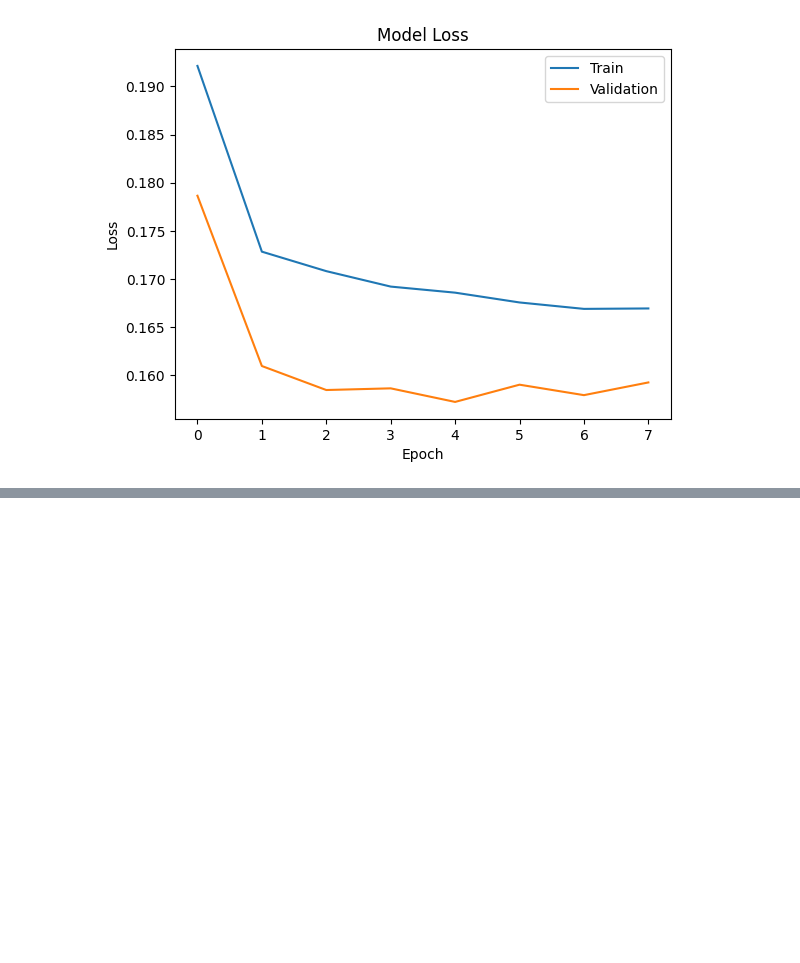
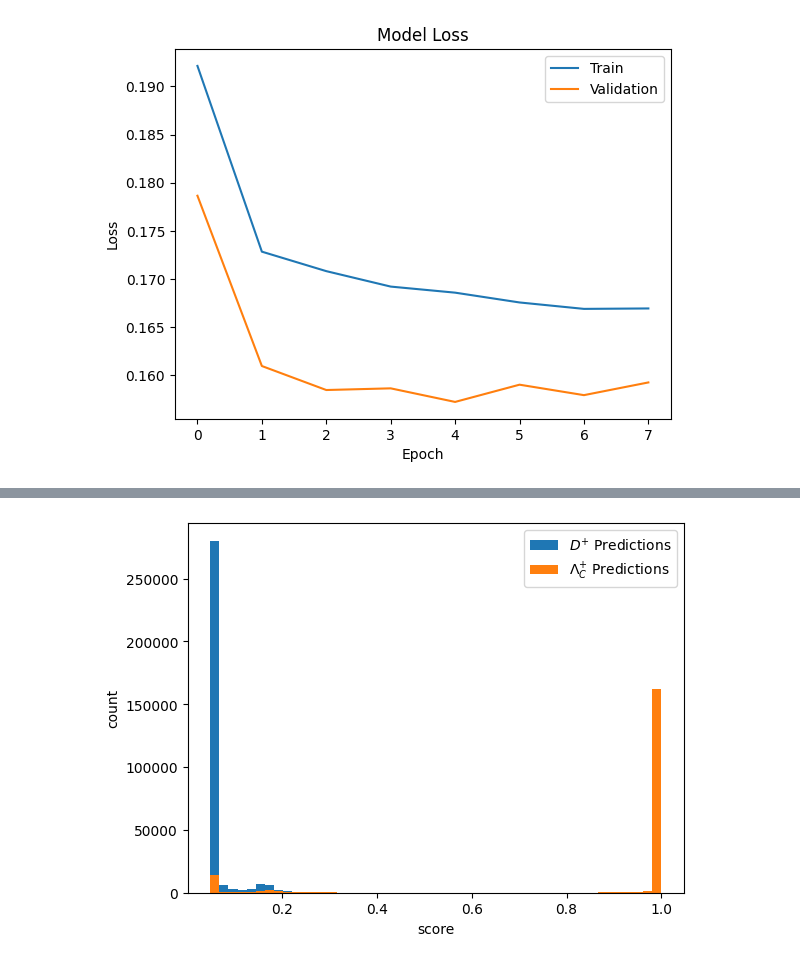
Before and after one commit to GitGup/ATLAS_DNN, a Jupyter notebook: MC_DNN.ipynb, the cells around one changed output, grey strips where cells are left out. Drawn from its saved outputs; the diff is of its cells as text; code cells hidden in the pictures; blank space fills up the shorter version.

```diff
--- a/MC_DNN.ipynb
+++ b/MC_DNN.ipynb
@@ -175,3 +178,19 @@ for pdgId in new_df["DMesons_pdgId"]:
 print(D, Lambda)
 # %% [output]
 1566841 949522
+# %%
+only_411 = only_411.reset_index(drop=True)
+only_411.loc[:, 'DMesons_pt'] = only_411['DMesons_pt'].apply(lambda x: float(x[0]))
+only_411.loc[:, 'DMesons_fitOutput__Lxy'] = only_411['DMesons_fitOutput__Lxy'].apply(lambda x: float(x[0]))
+only_411.loc[:, 'DMesons_costhetastar'] = only_411['DMesons_costhetastar'].apply(lambda x: float(x[0]))
+only_411.loc[:, 'DMesons_pdgId'] = only_411['DMesons_pdgId'].apply(lambda x: int(x[0]))
+only_411 = only_411.drop('particle_type', axis=1)
+
+only_4122 = only_4122.reset_index(drop=True)
+only_4122.loc[:, 'DMesons_pt'] = only_4122['DMesons_pt'].apply(lambda x: float(x[0]))
+only_4122.loc[:, 'DMesons_fitOutput__Lxy'] = only_4122['DMesons_fitOutput__Lxy'].apply(lambda x: float(x[0]))
+only_4122.loc[:, 'DMesons_costhetastar'] = only_4122['DMesons_costhetastar'].apply(lambda x: float(x[0]))
+only_4122.loc[:, 'DMesons_pdgId'] = only_4122['DMesons_pdgId'].apply(lambda x: int(x[0]))
+only_4122 = only_4122.drop('particle_type', axis=1)
+
+only_4122
@@ -181,6 +214,20 @@ df_norm.loc[:, 'DMesons_pdgId'] = df_norm['DMesons_pdgId'].apply(lambda x: int(x
 df_norm
 
 X_train, X_test, y_train, y_test = train_test_split(new_df[['DMesons_pt', 'DMesons_fitOutput__Lxy', 'DMesons_costhetastar']], df_norm['DMesons_pdgId'], test_size=0.2, random_state=42)
+
+#only DMesons
+df_norm1 = (only_411 - only_411.min()) / (only_411.max() - only_411.min())
+df_norm1.loc[:, 'DMesons_pdgId'] = df_norm['DMesons_pdgId'].apply(lambda x: int(x))
+df_norm1
+
+X_train1, X_test1, y_train1, y_test1 = train_test_split(only_411[['DMesons_pt', 'DMesons_fitOutput__Lxy', 'DMesons_costhetastar']], df_norm1['DMesons_pdgId'], test_size=0.2, random_state=42)
+
+#only Lambda
+df_norm2 = (only_4122 - only_4122.min()) / (only_4122.max() - only_4122.min())
+df_norm2.loc[:, 'DMesons_pdgId'] = df_norm['DMesons_pdgId'].apply(lambda x: int(x))
+df_norm2
+
+X_train2, X_test2, y_train2, y_test2 = train_test_split(only_4122[['DMesons_pt', 'DMesons_fitOutput__Lxy', 'DMesons_costhetastar']], df_norm2['DMesons_pdgId'], test_size=0.2, random_state=42)
 # %%
 print(np.shape(X_train), np.shape(X_test))
 X_train
@@ -398,3 +448,6 @@ plt.legend(['Train', 'Validation'], loc='upper right')
 plt.show()
 # %% [output]
 [figure]
+# %%
+predictions1 = model.predict(X_test1)
+predictions1[:10]
@@ -400,0 +466,3 @@ plt.show()
+# %%
+predictions2 = model.predict(X_test2)
+predictions2[:10]
@@ -400,0 +481,10 @@ plt.show()
+# %%
+#arrays = np.concatenate((predictions1, predictions2))
+hist = plt.hist(predictions1, bins = 50, label = "$D^{+}$ Predictions")
+hist2 = plt.hist(predictions2, bins = 50, label = "$\Lambda_C^{+}$ Predictions")
+plt.xlabel("score")
+plt.ylabel("count")
+plt.legend()
+plt.show()
+# %% [output]
+[figure, added]
```
Also changed, not shown: parts of 12 cells of this notebook.
